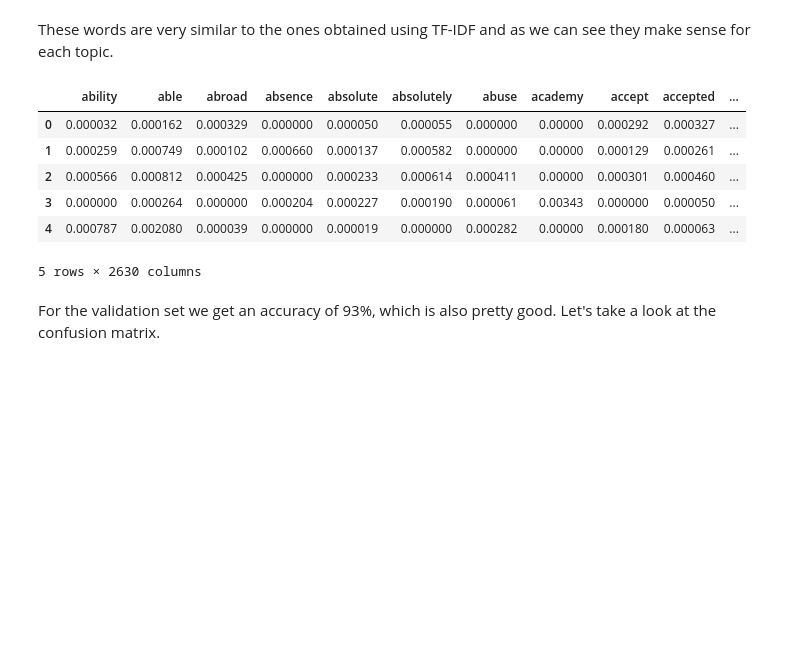
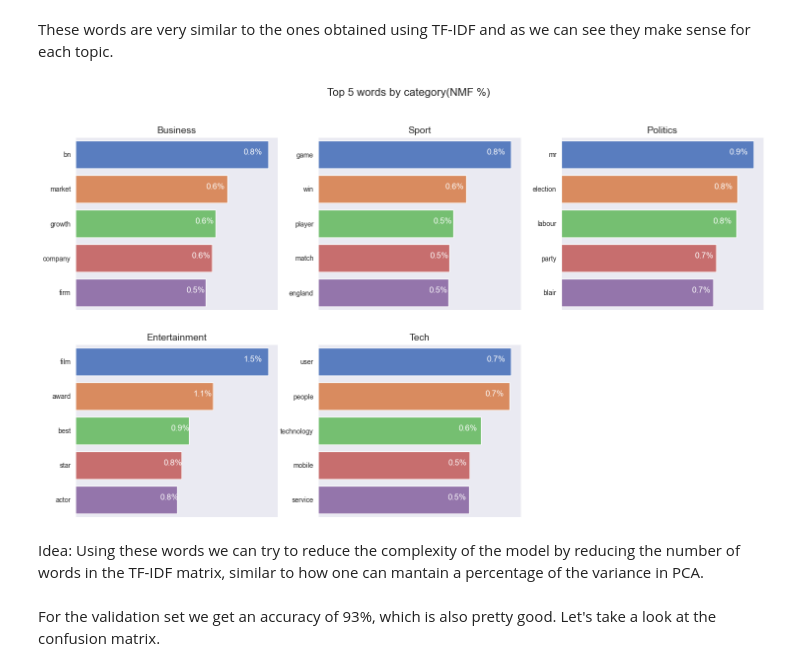
Before and after one commit to JuanDa14Sa/BBC-News-Classification, a Jupyter notebook: bbc_classification.ipynb, the cells around one changed output. Cells and saved outputs as stored; diff of their text form; code cells hidden in the pictures; blank space fills up the shorter version.

```diff
--- a/bbc_classification.ipynb
+++ b/bbc_classification.ipynb
@@ -457,17 +462,31 @@ fig.delaxes(axes[5])
 [figure]
 # %% [markdown]
 These words are very similar to the ones obtained using TF-IDF and as we can see they make sense for each topic.
-# %%
-tmp = H.loc[:, H.columns != "Category"]
-tmp.divide(tmp.sum(axis=1), axis=0)
-# %% [output]
-|  | ability | able | abroad | absence | absolute | absolutely | abuse | academy | accept | accepted | ... |
-| 0 | 0.000032 | 0.000162 | 0.000329 | 0.000000 | 0.000050 | 0.000055 | 0.000000 | 0.00000 | 0.000292 | 0.000327 | ... |
-| 1 | 0.000259 | 0.000749 | 0.000102 | 0.000660 | 0.000137 | 0.000582 | 0.000000 | 0.00000 | 0.000129 | 0.000261 | ... |
-| 2 | 0.000566 | 0.000812 | 0.000425 | 0.000000 | 0.000233 | 0.000614 | 0.000411 | 0.00000 | 0.000301 | 0.000460 | ... |
-| 3 | 0.000000 | 0.000264 | 0.000000 | 0.000204 | 0.000227 | 0.000190 | 0.000061 | 0.00343 | 0.000000 | 0.000050 | ... |
-| 4 | 0.000787 | 0.002080 | 0.000039 | 0.000000 | 0.000019 | 0.000000 | 0.000282 | 0.00000 | 0.000180 | 0.000063 | ... |
-5 rows × 2630 columns
+# %%
+tmp = H.loc[:, H.columns != "Category"]
+data_ = tmp.divide(tmp.sum(axis=1), axis=0)*100
+data_['Category'] = H['Category']
+fig, axes = plt.subplots(2, 3, figsize=(18,10))
+axes = axes.flatten()
+i=0
+for ax,cat in zip(axes,data_['Category']):
+    data = data_[data_['Category']==cat].drop(columns='Category').T.sort_values(by=i, ascending=False)[:5]
+    # print(data)
+    figu = sns.barplot(y=data.index, x=(data.values).flatten(), ax=ax)
+    ax.set_title(cat, fontsize=14)
+    ax.set_xticklabels([])
+    for p in figu.patches:
+        width = p.get_width()
+        height = p.get_height()
+        x, y = p.get_xy()
+        figu.annotate(f'{width:.1f}%', (width*0.92, y+height/2), ha='center',color='white', fontsize=12)
+    i+=1
+fig.suptitle('Top 5 words by category(NMF %)', fontsize=16)
+fig.delaxes(axes[5])
+# %% [output]
+[figure, added]
+# %% [markdown]
+Idea: Using these words we can try to reduce the complexity of the model by reducing the number of words in the TF-IDF matrix, similar to how one can mantain a percentage of the variance in PCA.
 # %% [markdown]
 For the validation set we get an accuracy of 93%, which is also pretty good. Let's take a look at the confusion matrix.
 # %%
```
Also changed, not shown: parts of 11 cells of this notebook.
